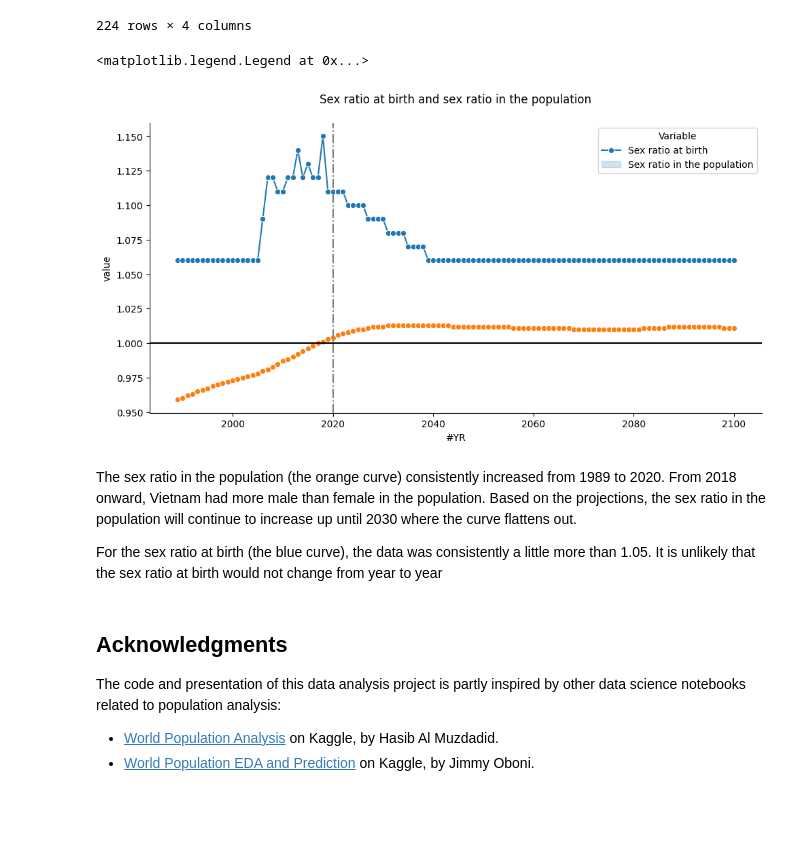
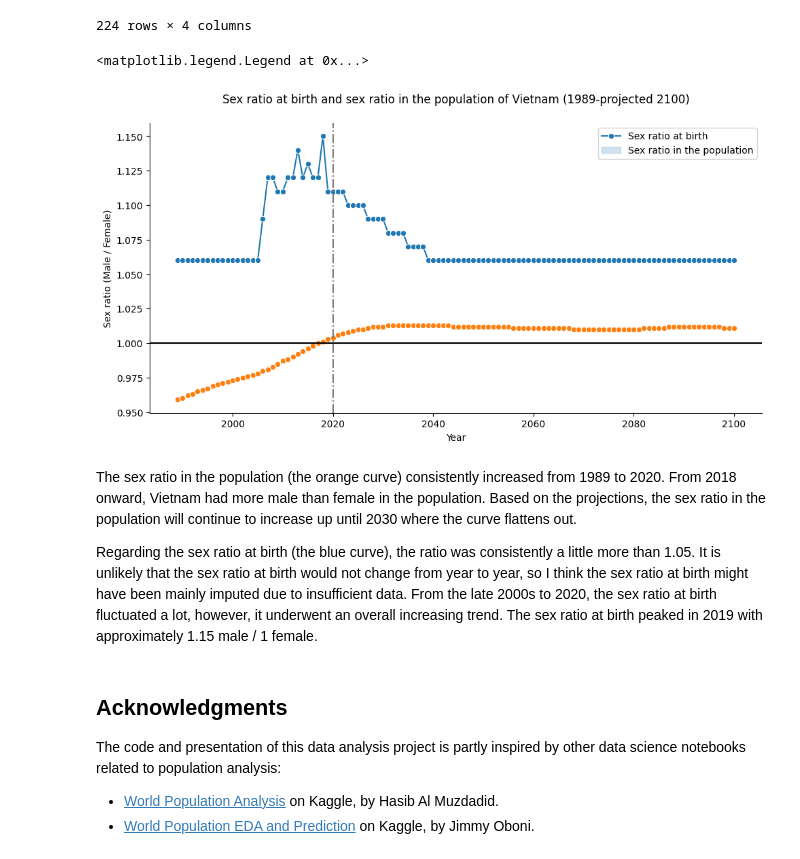
Before and after one commit to thaianle/international-database, a Jupyter notebook: idb5yr-python.ipynb, the cells around one changed output. Drawn from its saved outputs; the diff is of its cells as text; code cells hidden in the pictures; blank space fills up the shorter version.

```diff
--- a/idb5yr-python.ipynb
+++ b/idb5yr-python.ipynb
@@ -360,25 +359,25 @@ srvn
 | 12319 | 2100 | W140000WOVN | SEXRATIO | 1.011 |
 224 rows × 4 columns
 # %%
-srvn_plot = sns.relplot(data = srvn, x = '#YR', y = 'value', kind = 'line', hue = 'variable', aspect = 2, marker = 'o', legend = False)
-#srvn_plot.set_axis_labels('Year', 'Population (in hundreds of millions)')
-#srvn_plot.fig.suptitle('Population of Vietnam over time (up to 2020) and the projections', y = 1.05)
+srvn_plot = sns.relplot(data = srvn, x = '#YR', y = 'value', kind = 'line', hue = 'variable', aspect = 2, marker = 'o', legend = None)
+plt.xlabel('Year')
+plt.ylabel('Sex ratio (Male / Female)')
 
 # Add a horizontal line to denote equality (sex ratio: 1 male / 1 female)
 # Add a vertical line to denote the projections
 plt.axvline(x = 2020, linestyle = '-.', color = 'gray')
 plt.axhline(y = 1, linestyle = '-', color = 'black')
 
 # Customize title and legends
-plt.title('Sex ratio at birth and sex ratio in the population', y = 1.05)
-plt.legend(title = 'Variable', labels = ['Sex ratio at birth', 'Sex ratio in the population'])
+plt.title('Sex ratio at birth and sex ratio in the population of Vietnam (1989-projected 2100)', y = 1.05)
+plt.legend(['Sex ratio at birth', 'Sex ratio in the population'])
 # %% [output]
 <matplotlib.legend.Legend at 0x...>
-[figure, old version]
+[figure, new version]
 # %% [markdown]
 The sex ratio in the population (the orange curve) consistently increased from 1989 to 2020. From 2018 onward, Vietnam had more male than female in the population. Based on the projections, the sex ratio in the population will continue to increase up until 2030 where the curve flattens out.
 
-For the sex ratio at birth (the blue curve), the data was consistently a little more than 1.05. It is unlikely that the sex ratio at birth would not change from year to year
+Regarding the sex ratio at birth (the blue curve), the ratio was consistently a little more than 1.05. It is unlikely that the sex ratio at birth would not change from year to year, so I think the sex ratio at birth might have been mainly imputed due to insufficient data. From the late 2000s to 2020, the sex ratio at birth fluctuated a lot, however, it underwent an overall increasing trend. The sex ratio at birth peaked in 2019 with approximately 1.15 male / 1 female.
 # %% [markdown]
 ## Acknowledgments
 
```
Also changed, not shown: parts of 2 cells of this notebook.
